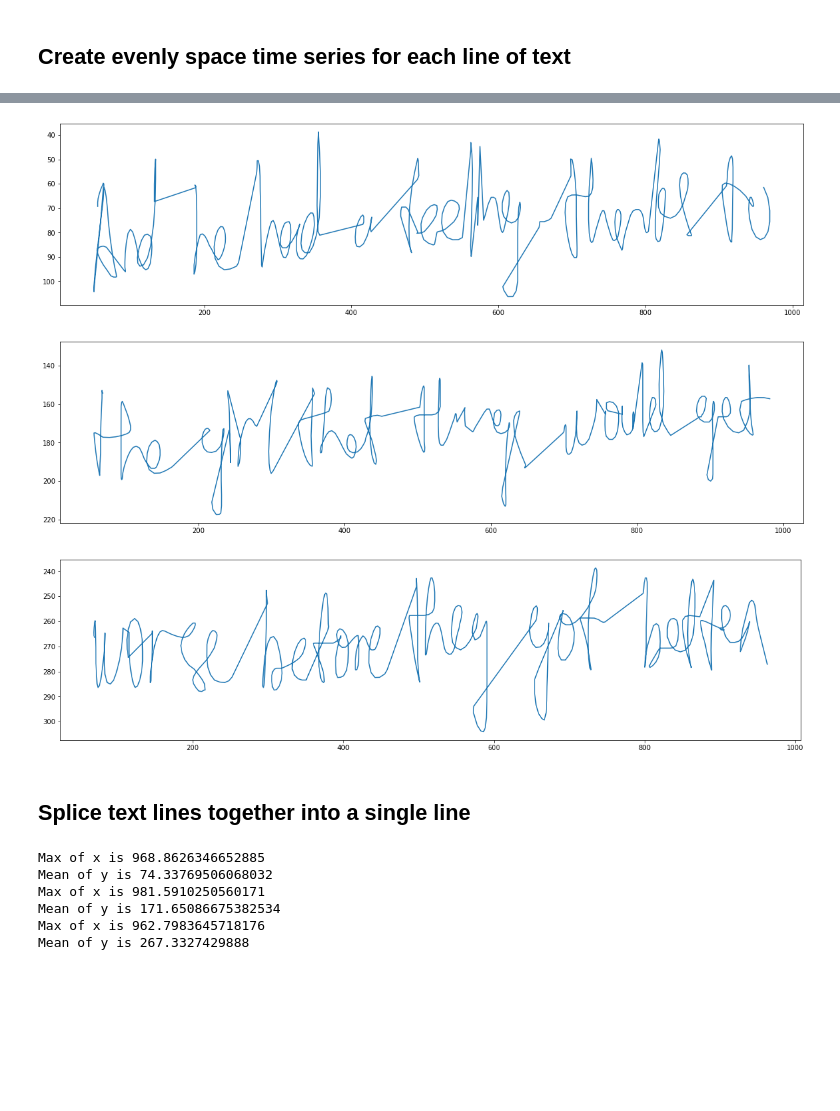
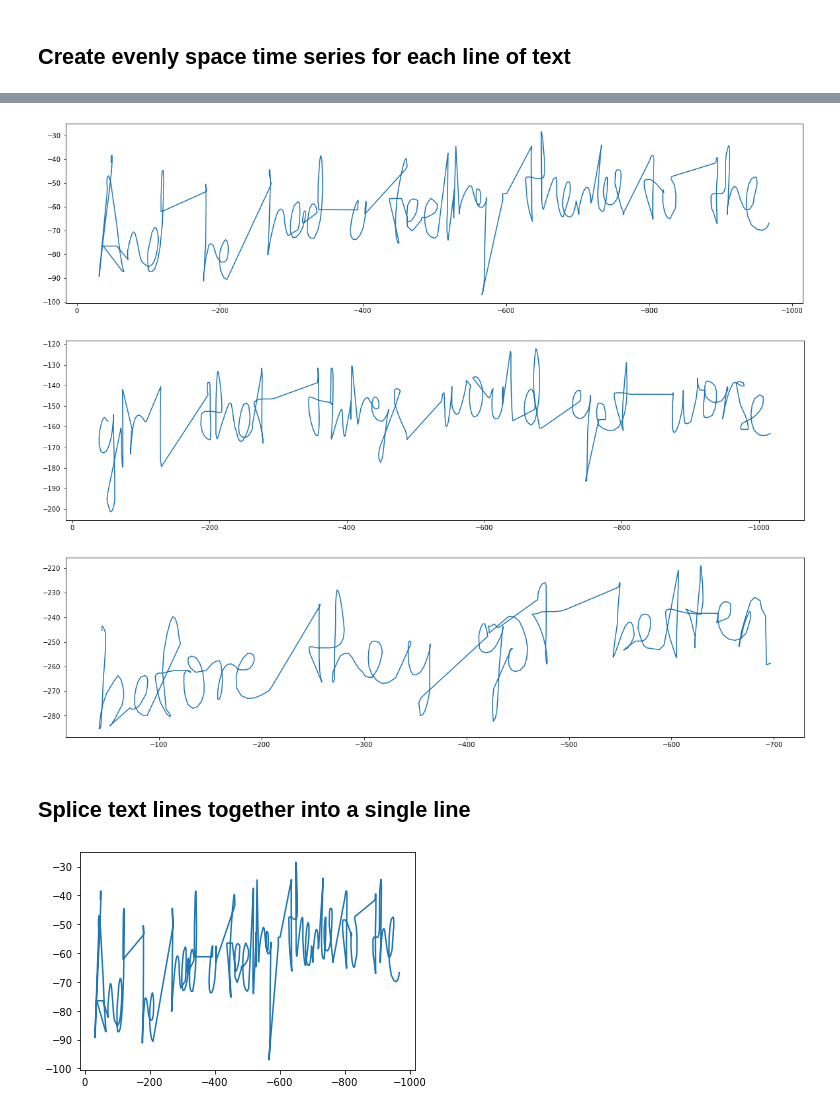
Before and after one commit to CustardTart32/digital-pen-backend, a Jupyter notebook: xml_parser/notebooks/format_ink.ipynb, the cells around one changed output, grey strips where cells are left out. Cells and saved outputs as stored; diff of their text form; code cells hidden in the pictures; blank space fills up the shorter version.

Commit message:
Created code to splice and merge textlines into a single horizontal line

```diff
--- a/xml_parser/notebooks/format_ink.ipynb
+++ b/xml_parser/notebooks/format_ink.ipynb
@@ -8,7 +8,7 @@ import matplotlib.pyplot as plt
 from sklearn.preprocessing import normalize, StandardScaler
 from sklearn.cluster import DBSCAN
 # %%
-with open("../data/uploaded_ink/ink.json") as f:
+with open("../data/uploaded_ink/856MbTpdBuJtUqfMC1az.json") as f:
     ink = json.load(f)
 # %%
 plt.plot(ink["x"], ink["y"])
@@ -53,6 +53,6 @@ for label in u_labels:
 for textLine in textLines:
     plt.figure(figsize=(20,5))
     plt.plot(textLine["x"], textLine["y"])
-    plt.gca().invert_yaxis()
+    plt.gca().invert_xaxis()
     plt.show()
 # %% [output]
@@ -88,26 +99,15 @@ for textLine in textLines:
 # %%
 for textLine in textLines_filled:
     x_filled = textLine["x"]
     y_filled = textLine["y"]
 
     plt.figure(figsize=(20,5))
     plt.plot(x_filled, y_filled)
-    plt.gca().invert_yaxis()
+    plt.gca().invert_xaxis()
     plt.show()
 # %% [output]
-[figure, old version]
+[figure, new version]
-[figure, old version]
+[figure, new version]
-[figure, old version]
+[figure, new version]
 # %% [markdown]
 ## Splice text lines together into a single line
-# %%
-for textLine in textLines_filled:
-    print("Max of x is", np.max(textLine["x"]))
-    print("Mean of y is", np.mean(textLine["y"]))
-# %% [output]
-Max of x is 968.8626346652885
-Mean of y is 74.33769506068032
-Max of x is 981.5910250560171
-Mean of y is 171.65086675382534
-Max of x is 962.7983645718176
-Mean of y is 267.3327429888
@@ -114,2 +120,8 @@ Mean of y is 267.3327429888
+# %%
+plt.plot(merged_textLine["x"], merged_textLine["y"])
+plt.gca().invert_xaxis()
+plt.show()
+# %% [output]
+[figure, added]
 # %%
 # Determine the y-mean and x-last of the first line
```
Also changed, not shown: parts of 6 cells of this notebook, 4 other files.
